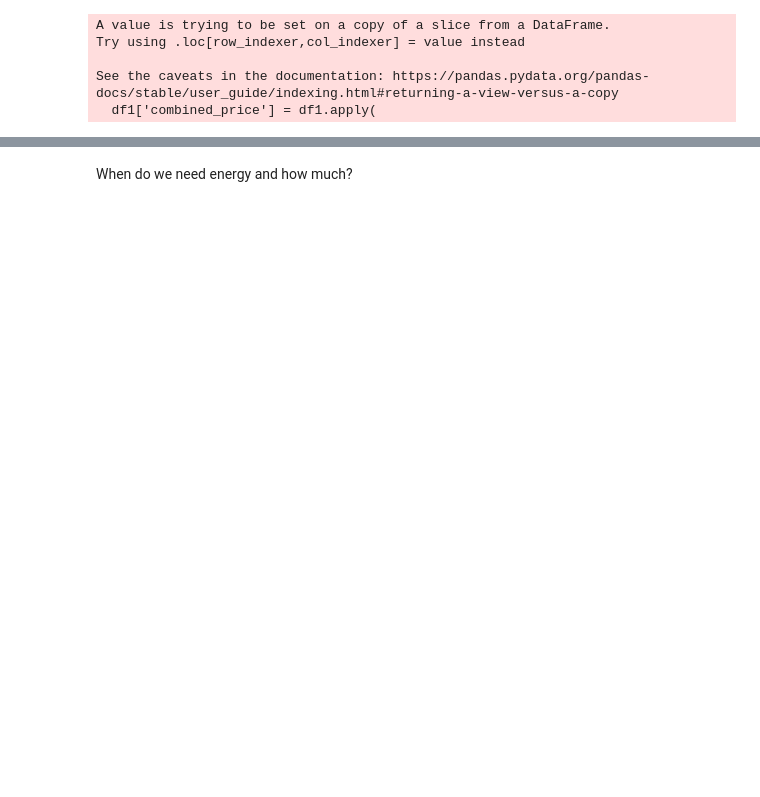
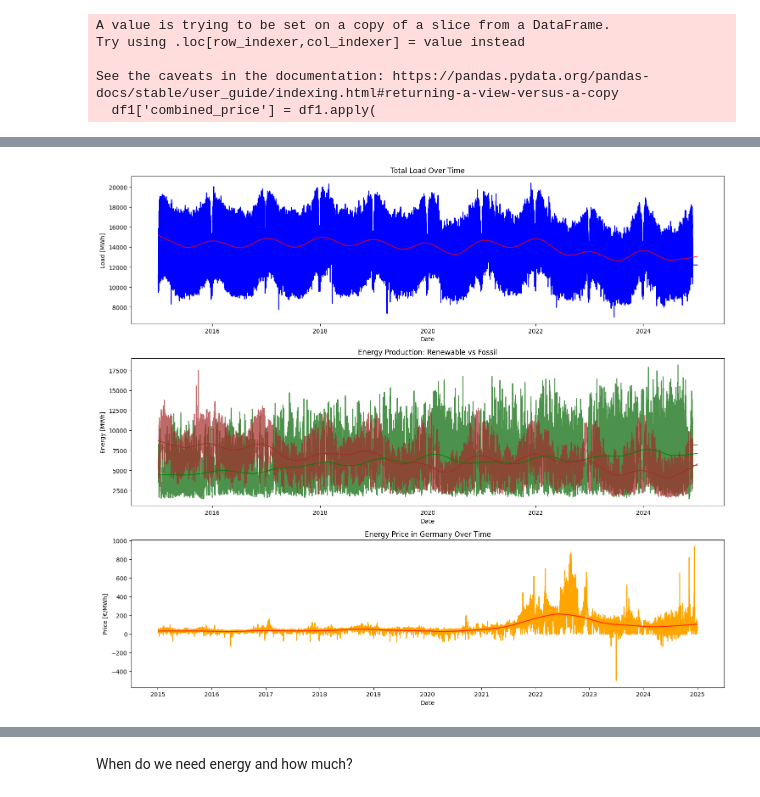
Before and after one commit to Timson1235/clouddocker, a Jupyter notebook: dataviz/capstone_project/main.ipynb, the cells around one changed output, grey strips where cells are left out. Drawn from its saved outputs; the diff is of its cells as text; code cells hidden in the pictures; blank space fills up the shorter version.

```diff
--- a/dataviz/capstone_project/main.ipynb
+++ b/dataviz/capstone_project/main.ipynb
@@ -152,0 +223,68 @@ plt.show()
+# %%
+# Downsample factor (e.g., 10 for taking every 10th point)
+downsample_factor = 10
+
+# Downsampled indices
+downsampled_indices = np.arange(0, len(combined_df), downsample_factor)
+
+# Create subplots
+fig, (ax1, ax3, ax4) = plt.subplots(3, 1, figsize=(15, 13))
+
+# Plot 1: Load over time (blue)
+ax1.plot(combined_df['Datum von'], combined_df['Gesamt (Netzlast) [MWh] Originalauflösungen'], color='blue')
+ax1.set_title('Total Load Over Time')
+ax1.set_xlabel('Date')
+ax1.set_ylabel('Load [MWh]')
+trend1 = lowess(
+    combined_df['Gesamt (Netzlast) [MWh] Originalauflösungen'][downsampled_indices],
+    downsampled_indices,
+    frac=0.1
+)
+ax1.plot(combined_df['Datum von'][downsampled_indices], trend1[:, 1], "r-", alpha=0.8)
+
+
+# Plot 3: Renewable and Fossil Energy with Transparency
+fossil = (
+    combined_df['Braunkohle [MWh] Originalauflösungen'] +
+    combined_df['Steinkohle [MWh] Originalauflösungen'] +
+    combined_df['Erdgas [MWh] Originalauflösungen'] +
+    combined_df['Sonstige Konventionelle [MWh] Originalauflösungen']
+)
+
+# Plot renewable and fossil energy with transparency
+ax3.plot(combined_df['Datum von'], renewable, color='darkgreen', alpha=0.7)
+ax3.plot(combined_df['Datum von'], fossil, color='brown', alpha=0.7)
+
+# Adding trend lines for both renewable and fossil energy
+trend_renewable = lowess(renewable[downsampled_indices], downsampled_indices, frac=0.1)
+ax3.plot(combined_df['Datum von'][downsampled_indices], trend_renewable[:, 1], "g-", alpha=0.8)
+
+trend_fossil = lowess(fossil[downsampled_indices], downsampled_indices, frac=0.1)
+ax3.plot(combined_df['Datum von'][downsampled_indices], trend_fossil[:, 1], "brown", alpha=0.8)
+
+ax3.set_title('Energy Production: Renewable vs Fossil')
+ax3.set_xlabel('Date')
+ax3.set_ylabel('Energy [MWh]')
+
+# Plot 4: Energy price in Germany (orange)
+valid_prices = combined_df['price'].dropna()
+valid_dates = combined_df['Datum von'][valid_prices.index]
+downsampled_indices_prices = np.arange(0, len(valid_prices), downsample_factor)
+ax4.plot(combined_df['Datum von'], combined_df['price'], color='orange')
+ax4.set_title('Energy Price in Germany Over Time')
+ax4.set_xlabel('Date')
+ax4.set_ylabel('Price [€/MWh]')
+trend2 = lowess(
+    valid_prices.iloc[downsampled_indices_prices],
+    downsampled_indices_prices,
+    frac=0.1
+)
+ax4.plot(valid_dates.iloc[downsampled_indices_prices], trend2[:, 1], "r-", alpha=0.8)
+
+# Adjust layout to avoid overlap
+plt.tight_layout()
+
+# Show the plot
+plt.show()
+# %% [output]
+[figure, added]
```
Also changed, not shown: parts of 16 cells of this notebook, 4 other files.
